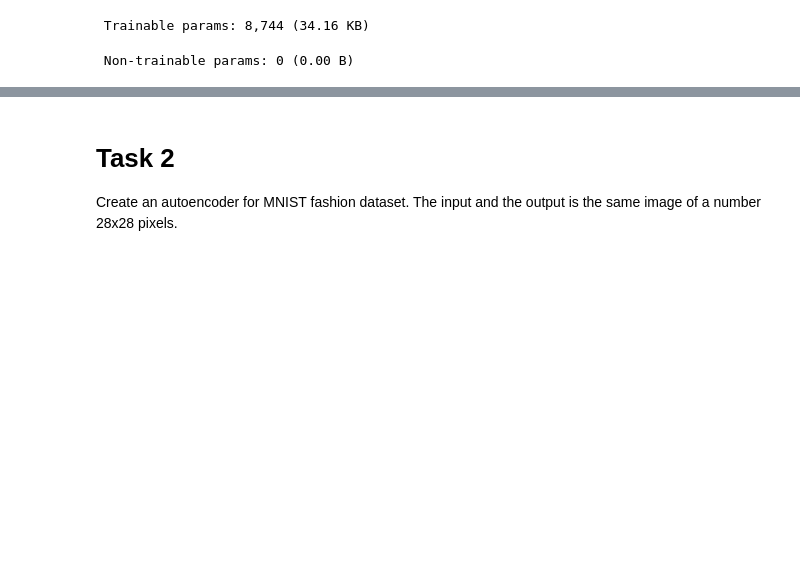
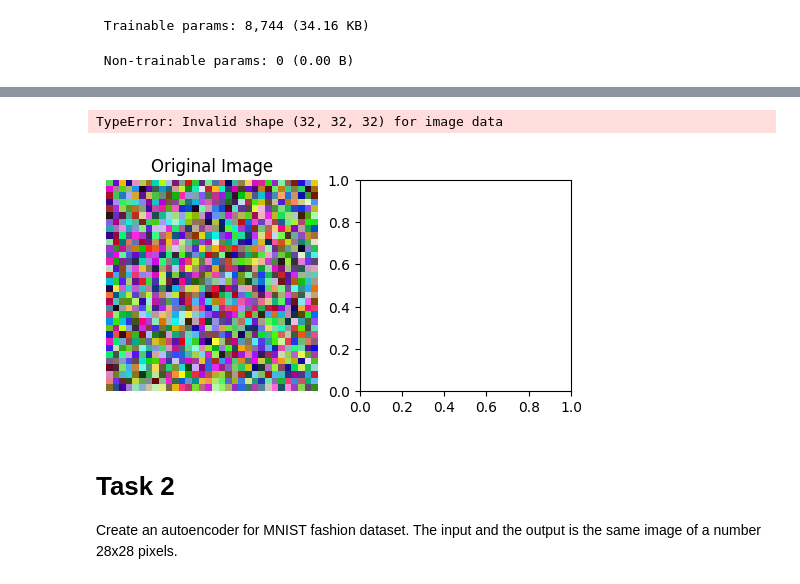
Before and after one commit to EsmaelMoataz/Updated, a Jupyter notebook: Labs/lab3-stud.ipynb, the cells around one changed output, grey strips where cells are left out. Cells and saved outputs as stored; diff of their text form; code cells hidden in the pictures; blank space fills up the shorter version.

```diff
--- a/Labs/lab3-stud.ipynb
+++ b/Labs/lab3-stud.ipynb
@@ -292,3 +292,58 @@ Model: "sequential_251"
  Total params: 8,744 (34.16 KB)
  Trainable params: 8,744 (34.16 KB)
  Non-trainable params: 0 (0.00 B)
+# %%
+import tensorflow as tf
+from tensorflow.keras.models import Sequential, Model
+from tensorflow.keras.layers import Input, Conv2D, Flatten, Dense, Reshape, Conv2DTranspose
+import numpy as np
+import matplotlib.pyplot as plt
+
+# Define the Encoder
+encoder = Sequential([
+    Input(shape=(32, 32, 3)),
+    Conv2D(32, (3, 3), activation='relu', padding='valid'),
+    Conv2D(16, (3, 3), activation='relu', padding='same', strides=2),
+    Conv2D(8, (3, 3), activation='relu', padding='valid', strides=1),
+    Conv2D(8, (3, 3), activation='relu', padding='same', strides=2),
+    Flatten(),
+    Dense(5, activation='relu')
+])
+
+# Define the Decoder
+decoder = Sequential([
+    Input(shape=(5,)),
+    Dense(7 * 7 * 8, activation='relu'),
+    Reshape((7, 7, 8)),
+    Conv2DTranspose(8, (3, 3), activation='relu', padding='same', strides=2),
+    Conv2DTranspose(16, (3, 3), activation='relu', padding='valid', strides=1),
+    Conv2DTranspose(32, (3, 3), activation='relu', padding='same', strides=2)
+    # Optionally, add a final layer with Conv2DTranspose to output an exact 32x32x3 shape
+])
+
+# Combine Encoder and Decoder into an Autoencoder Model
+autoencoder = Sequential([encoder, decoder])
+
+# Compile the model (using mean squared error as a simple reconstruction loss)
+autoencoder.compile(optimizer='adam', loss='mse')
+
+# Generate a dummy input image (32x32 RGB image)
+input_image = np.random.rand(1, 32, 32, 3).astype('float32')
+
+# Pass the input through the autoencoder
+output_image = autoencoder.predict(input_image)
+
+# Display the original and reconstructed images
+plt.figure(figsize=(6, 3))
+plt.subplot(1, 2, 1)
+plt.imshow(input_image[0])
+plt.title("Original Image")
+plt.axis("off")
+
+plt.subplot(1, 2, 2)
+plt.imshow(output_image[0].astype('float32'))
+plt.title("Reconstructed Image")
+plt.axis("off")
+
+plt.show()
+# %% [output]
@@ -295,3 +351,5 @@ Model: "sequential_251"
+TypeError: Invalid shape (32, 32, 32) for image data
+[figure, added]
 # %% [markdown]
 # Task 2
 
```
Also changed, not shown: parts of 1 cell of this notebook.
